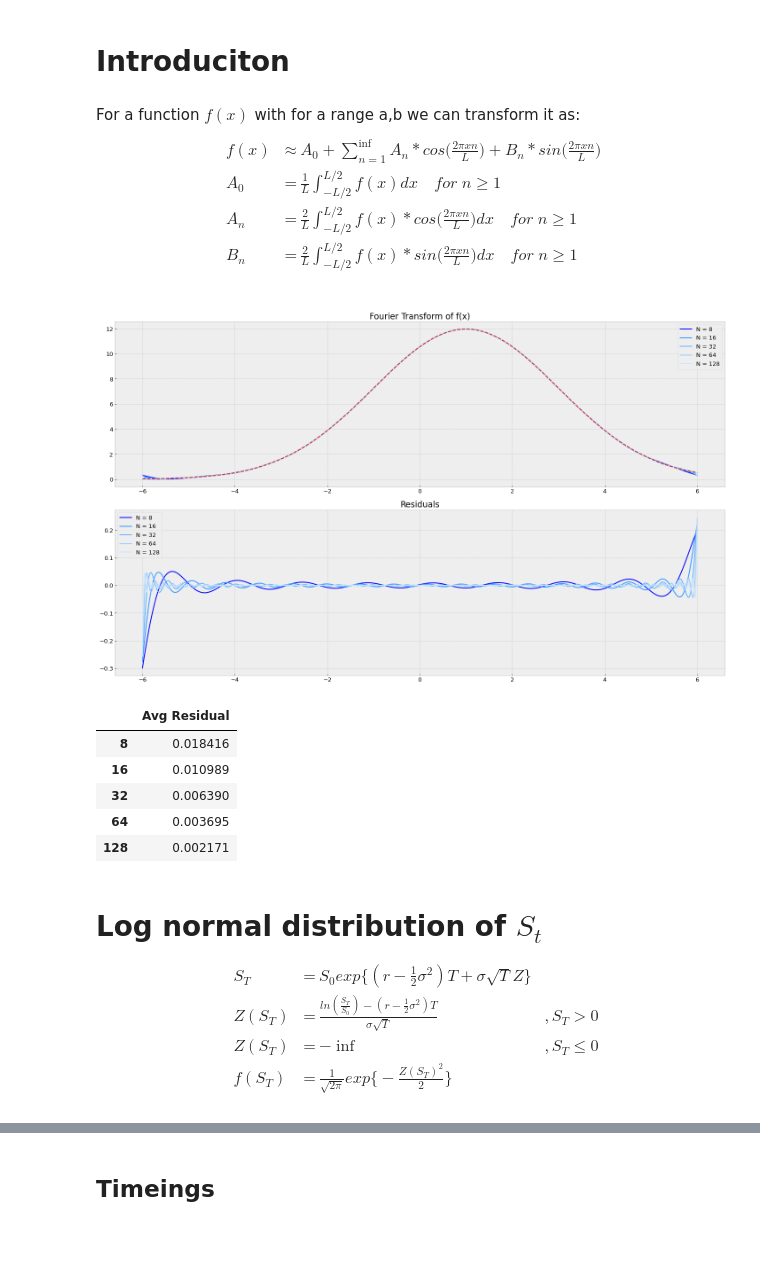
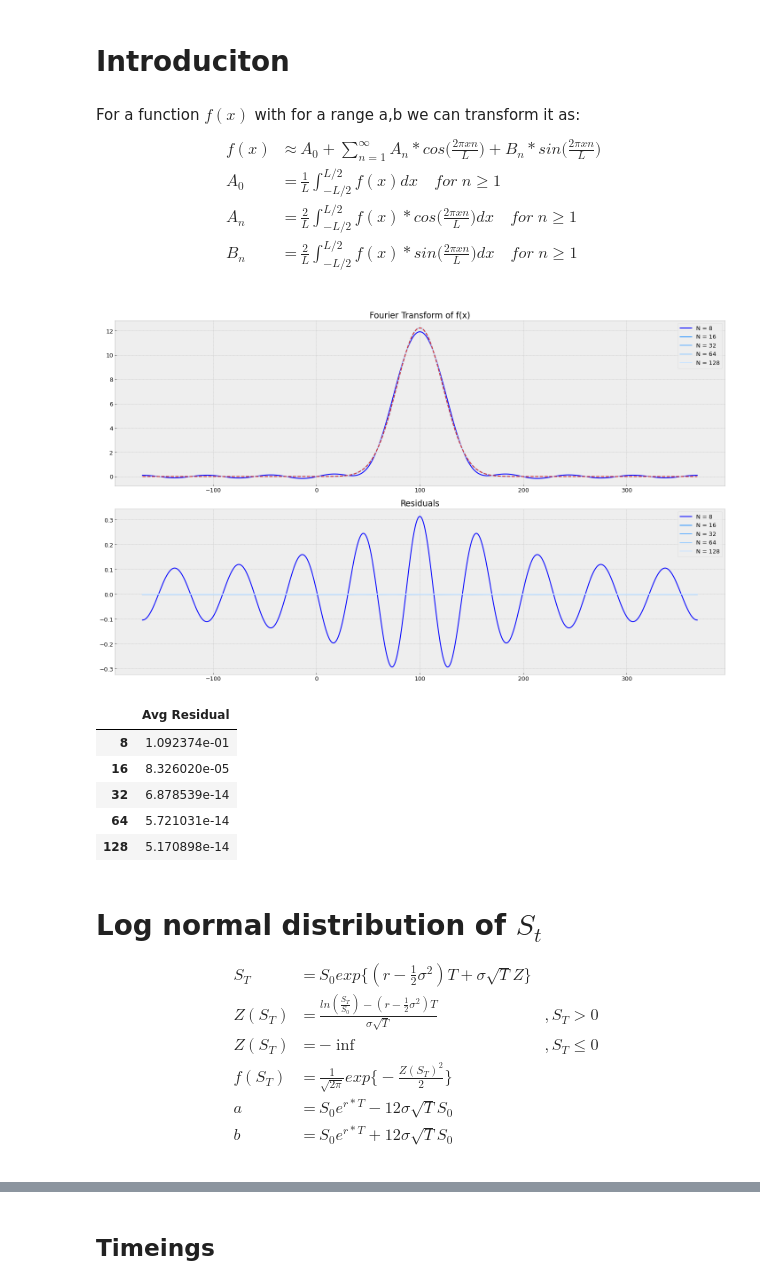
Before and after one commit to ithakis/Pricing-Options-with-Black-Scholes, a Jupyter notebook: Pricing Options with Fourier.ipynb, the cells around one changed output, grey strips where cells are left out. Saved outputs shown, nothing was run; the diff lists cells and outputs as text; code cells hidden in the pictures; blank space fills up the shorter version.

```diff
--- a/Pricing Options with Fourier.ipynb
+++ b/Pricing Options with Fourier.ipynb
@@ -24,7 +24,7 @@ from Medium.com : https://medium.com/@alexander.tsoskounoglou/pricing-options-wi
 # %% [markdown]
 For a function $f(x)$ with for a range a,b we can transform it as:
 $$\begin{align*}
-& f(x) &\approx& A_0 + \sum_{n=1}^{\inf}A_n*cos\bigg(\frac{2\pi xn}{L}\bigg) + B_n*sin\bigg(\frac{2\pi xn}{L}\bigg) \\
+& f(x) &\approx& A_0 + \sum_{n=1}^{\infty}A_n*cos\bigg(\frac{2\pi xn}{L}\bigg) + B_n*sin\bigg(\frac{2\pi xn}{L}\bigg) \\
 & A_0  &=& \frac{1}{L}\int_{-L/2}^{L/2} f(x)dx \quad for \; n\ge 1\\
 & A_n  &=& \frac{2}{L}\int_{-L/2}^{L/2} f(x)*cos\bigg(\frac{2\pi xn}{L}\bigg)dx \quad for \; n\ge 1\\
 & B_n  &=& \frac{2}{L}\int_{-L/2}^{L/2} f(x)*sin\bigg(\frac{2\pi xn}{L}\bigg)dx \quad for \; n\ge 1\\
@@ -47,52 +47,54 @@ def get_fourier_approx(f, x:np.array, a:float, b:float, N:int):
         Cosine_Sine_Sum += A*cos((2*pi*n*x)/(L)) + B*sin((2*pi*n*x)/(L))
 
     fx = A0 + Cosine_Sine_Sum
     return fx
 
 
-mean = 6
-std  = 2
-f = lambda x : (1/(std*sqrt(2*pi))) * exp(-(x-1)**2/(2*std**2)) *5*12
+mean = 100
+std  = .1 *sqrt(5)*100
+f = lambda x : (1/(std*sqrt(2*pi))) * exp(-(x-mean)**2/(2*std**2)) *12/0.0175
 # f = lambda x : square(x)*6
 # f = lambda x : x
 
-a = -6
-b = 6
+a = 100 - 12 * std
+b = 100 + 12 * std
 x = np.linspace(a, b, 1_000)
 y = f(x)
 
 fig, (ax1, ax2) = plt.subplots(2, figsize=(20,12))
 blue_shades = ['#0000FF', '#3399FF', '#66B2FF', '#99CCFF', '#CCE5FF']
 
 avg_residuals = []
 Ns = [8, 16, 32, 64, 128]
 for i, N in enumerate(Ns):
     fx = get_fourier_approx(f=f, x=x, a=a, b=b, N=N)
     ax1.plot(x,fx, blue_shades[i], label=f'N = {N}')
     ax2.plot(x,y-fx, blue_shades[i], label=f'N = {N}')
     avg_residuals.append(np.abs(y-fx).mean())
 
 ax1.set_title('Fourier Transform of f(x)')
 ax1.plot(x,y,'tab:red', linestyle='--')
 ax2.set_title('Residuals')
 plt.tight_layout() ; ax1.legend();ax2.legend() ; plt.show()
 
 pd.DataFrame(avg_residuals, index=Ns, columns=['Avg Residual'])
 # %% [output]
-[figure, old version]
+[figure, new version]
 |  | Avg Residual |
-| 8 | 0.018416 |
-| 16 | 0.010989 |
-| 32 | 0.006390 |
-| 64 | 0.003695 |
-| 128 | 0.002171 |
+| 8 | 1.092374e-01 |
+| 16 | 8.326020e-05 |
+| 32 | 6.878539e-14 |
+| 64 | 5.721031e-14 |
+| 128 | 5.170898e-14 |
 # %% [markdown]
 # Log normal distribution of $S_t$
 $$\begin{align*}
 & S_T &=& S_0 exp\bigg\{(r-\frac{1}{2}\sigma^2)T + \sigma\sqrt{T}Z \bigg\} &\\
 & Z(S_T) &=& \frac{ln(\frac{S_T}{S_0}) - (r - \frac{1}{2}\sigma^2)T}{\sigma\sqrt{T}} \quad &,S_T > 0 \\
 & Z(S_T) &=& -\inf \quad &,S_T \le 0 \\
-& f(S_T) &=& \frac{1}{\sqrt{2\pi}}exp\bigg\{-\frac{Z(S_T)^2}{2}\bigg\} &
+& f(S_T) &=& \frac{1}{\sqrt{2\pi}}exp\bigg\{-\frac{Z(S_T)^2}{2}\bigg\} & \\
+& a &=& S_0e^{r*T} - 12 \sigma\sqrt{T}S_0 \\
+& b &=& S_0e^{r*T} + 12 \sigma\sqrt{T}S_0 \\
 \end{align*}$$
 # %%
 def get_fourier_approx(f, x:np.array, a, b, N:int):
```
Also changed, not shown: parts of 3 cells of this notebook.
